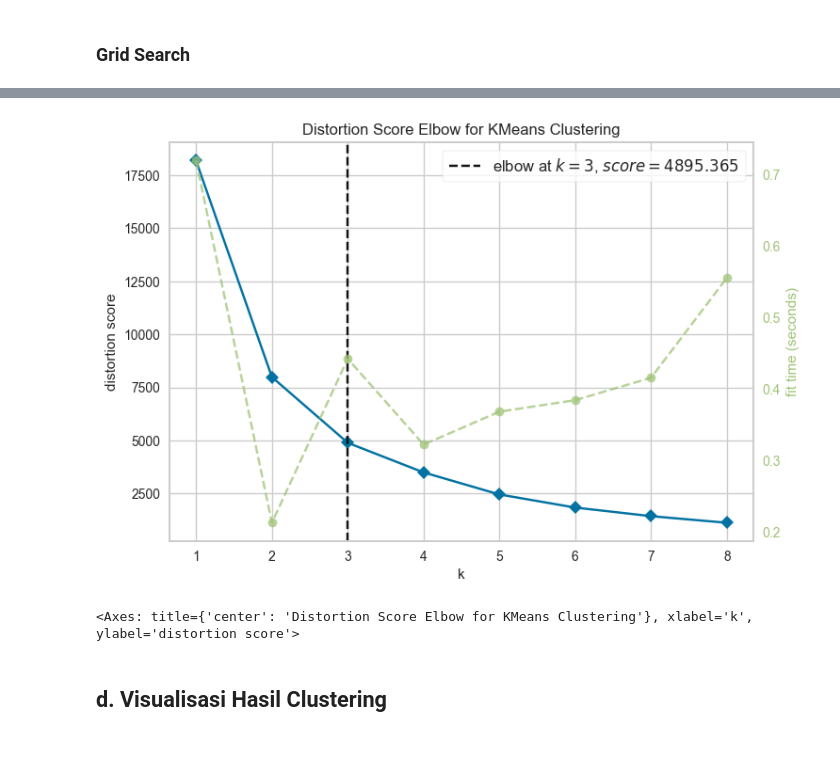
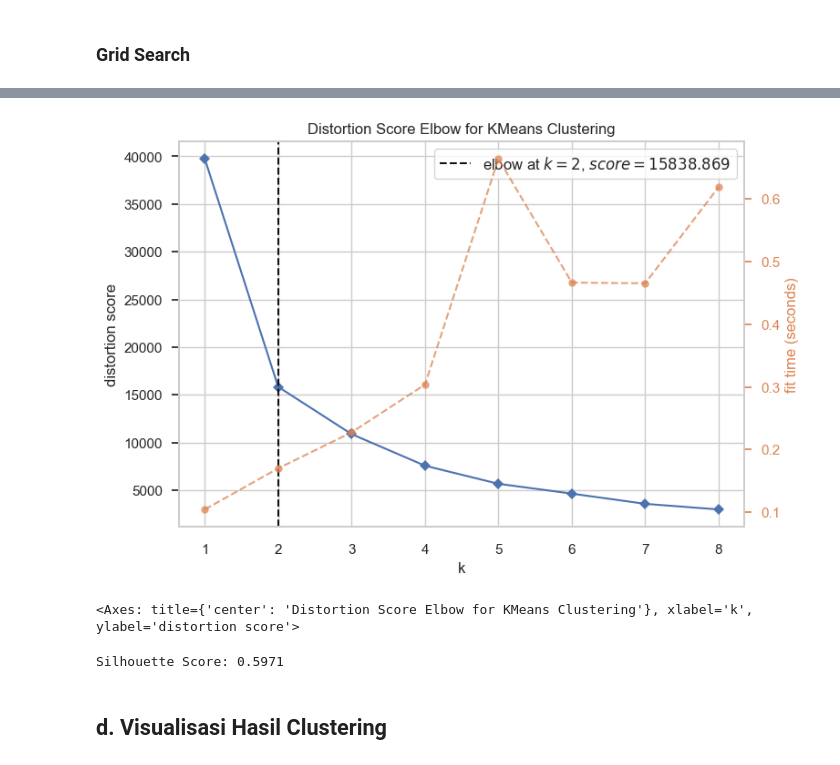
Before and after one commit to arguto1993/istanbul-retail-clustering-classification, a Jupyter notebook: clustering.ipynb, the cells around one changed output, grey strips where cells are left out. Saved outputs shown, nothing was run; the diff lists cells and outputs as text; code cells hidden in the pictures.

Commit message:
optimized 4 features

```diff
--- a/clustering.ipynb
+++ b/clustering.ipynb
@@ -1008,6 +1009,8 @@ def find_optimum_cluster_features(df, feature_combinations, silhouette_threshold
     # Print the best results
     print("\nGrid search completed.")
     print(f"Best Feature Combination: {best_features}, Silhouette Score: {best_score:.4f}")
+
+    return best_features, best_score
 # %%
 best_features_2, best_score_2 = find_optimum_cluster_features(df_opt, feature_combination_2_guess, silhouette_threshold=0.7)
 # %% [output]
@@ -1033,0 +1032,3 @@ array([[1.00000000e+00, 2.85078278e-01, 2.85648150e-01],
+# %%
+X1 = df_opt[best_features_2].values
+X1
@@ -1034,17 +1044,27 @@ array([[1.00000000e+00, 2.85078278e-01, 2.85648150e-01],
 # %%
 kmeans_1 = KMeans(init='k-means++', n_init=10, random_state=random_state)
 
 # Inisialisasi visualizer KElbow untuk menentukan jumlah cluster optimal
-visualizer = KElbowVisualizer(kmeans_1, k=(1, 8))
+visualizer = KElbowVisualizer(kmeans_1, k=(1, 9))
 
 # Fit visualizer dengan data untuk menemukan jumlah cluster optimal
 visualizer.fit(X1)
 
 # Menampilkan grafik elbow untuk analisis
 visualizer.show()
 # %% [output]
-[figure, old version]
+[figure, new version]
 <Axes: title={'center': 'Distortion Score Elbow for KMeans Clustering'}, xlabel='k', ylabel='distortion score'>
+# %%
+# Fit KMeans model
+k = 2
+kmeans_1 = KMeans(n_clusters=k, init='k-means++', n_init=10, random_state=random_state)
+kmeans_1.fit(X1)
+
+optimized_score = silhouette_score(X1, kmeans_1.labels_)
+print(f'Silhouette Score: {optimized_score:.4f}')
+# %% [output]
+Silhouette Score: 0.5971
 # %% [markdown]
 ## **d. Visualisasi Hasil Clustering**
 # %% [markdown]
```
Also changed, not shown: parts of 5 cells of this notebook.
